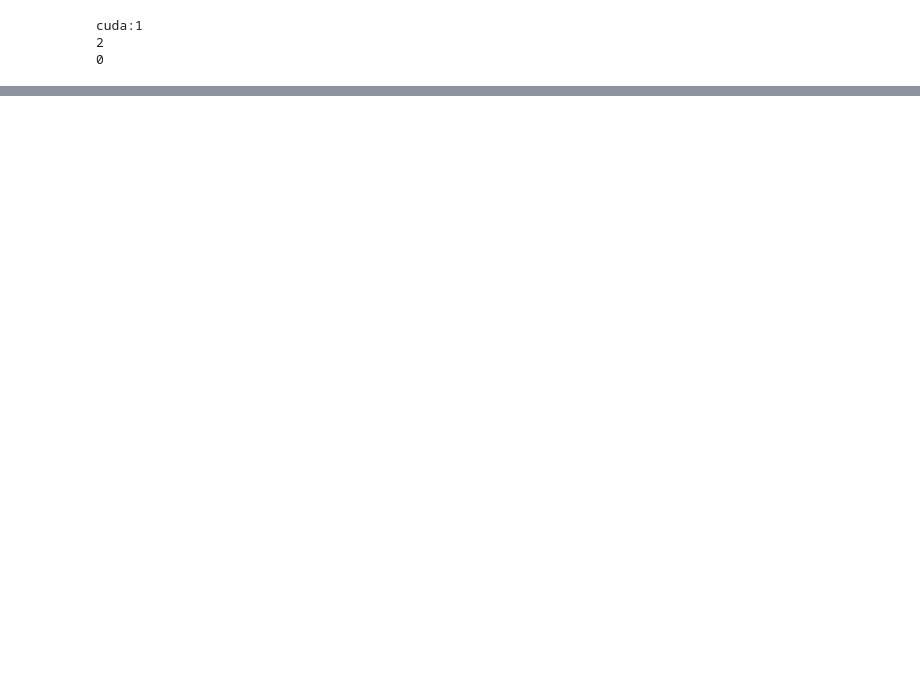
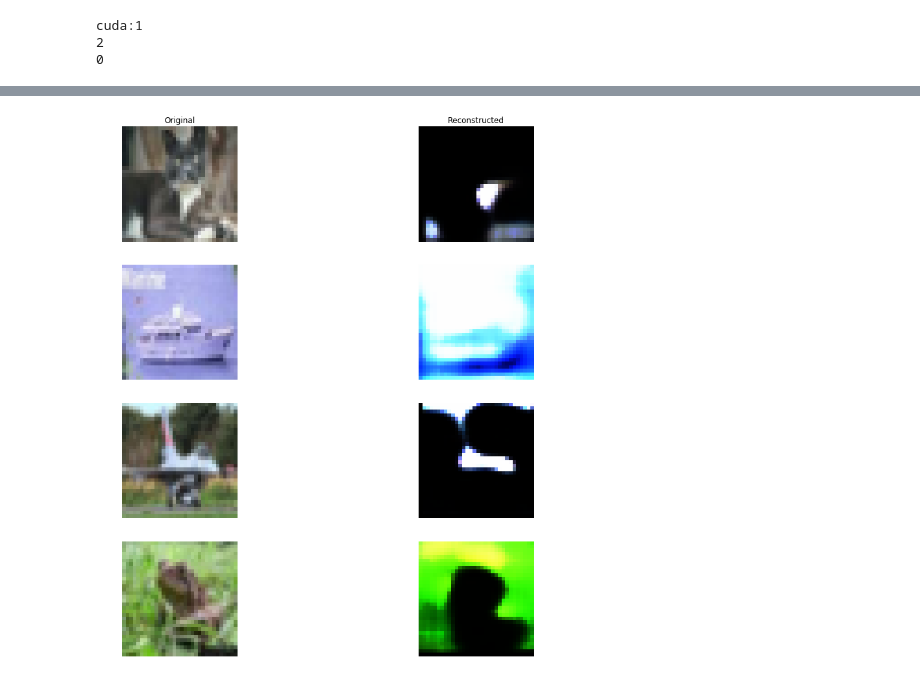
Before and after one commit to renebidart/adv-gen, a Jupyter notebook: notebooks/eval_autoencoder.ipynb, the cells around one changed output, grey strips where cells are left out. Drawn from its saved outputs; the diff is of its cells as text; code cells hidden in the pictures; blank space fills up the shorter version.

```diff
--- a/notebooks/eval_autoencoder.ipynb
+++ b/notebooks/eval_autoencoder.ipynb
@@ -118,0 +122,11 @@ display_results_auto(model, files_df['val'], num_samples=3)
+# %%
+model_loc = '/media/rene/data/adv_consistency/cifar10/cifar10_normal/models/CVAE-3_32_64_128-32-CIFAR10-10_model_best.pth.tar'
+files_df_loc = '/media/rene/data/adv_consistency/cifar10/cifar10_normal/files_df.pkl'
+model = load_net(model_loc).to(device).eval()
+
+with open(files_df_loc, 'rb') as f:
+    files_df = pickle.load(f)
+
+display_results_auto(model, files_df['val'], num_samples=4)
+# %% [output]
+[figure, added]
```
Also changed, not shown: parts of 10 cells of this notebook, 9 other files.
